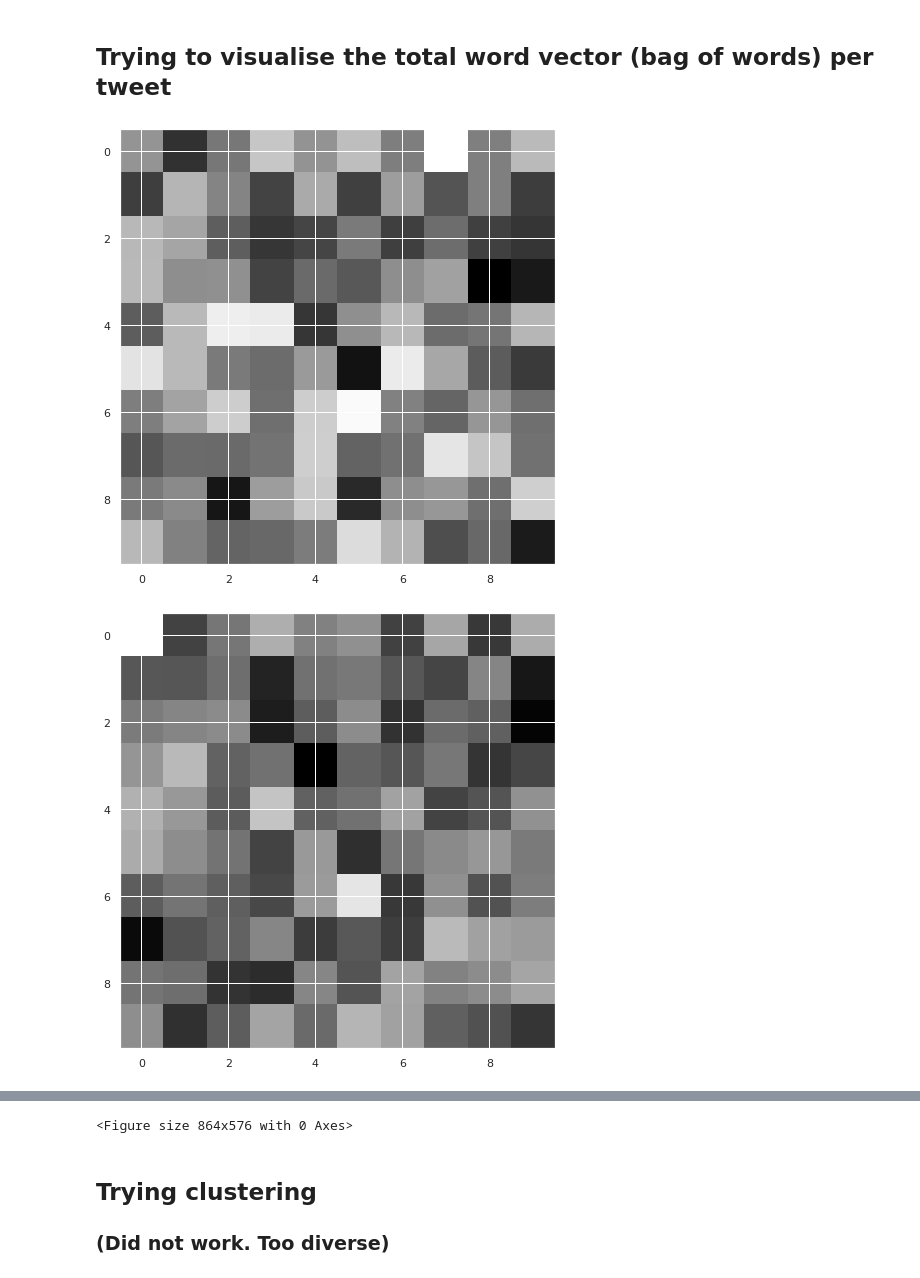
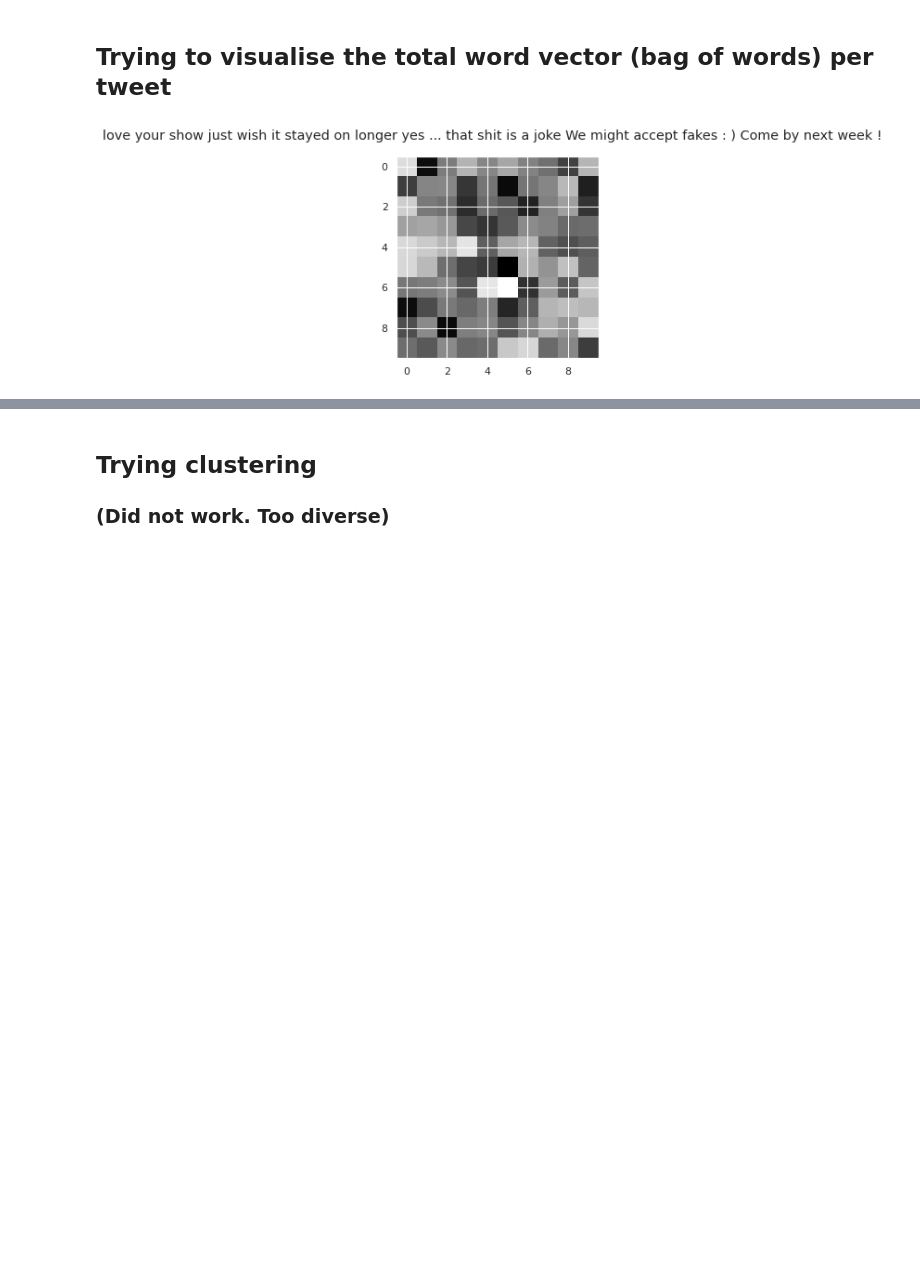
Before and after one commit to hem4nt/sentiment, a Jupyter notebook: sentiment.ipynb, the cells around one changed output, grey strips where cells are left out. Drawn from its saved outputs; the diff is of its cells as text; code cells hidden in the pictures; blank space fills up the shorter version.

```diff
--- a/sentiment.ipynb
+++ b/sentiment.ipynb
@@ -24,5 +24,5 @@ VERBOSE = 10
 # %%
 %matplotlib inline
 sns.set()
-plt.rcParams['figure.figsize'] = (12,8)
+# plt.rcParams['figure.figsize'] = (12,8)
 from IPython.display import IFrame, HTML, Image
@@ -91,7 +82,7 @@ def do_stuff_1(df):
         raise
     return df
 log("Taking a sample of 100000 rows for the time being")
-df_sample = df.sample(100000)
+df_sample = df.sample(1000000)
 df_sample = do_stuff_1(df_sample)
 # %% [output]
 Taking a sample of 100000 rows for the time being
@@ -102,13 +93,21 @@ calculating the bag of words vector total for each row
 # %%
 def temp(n):
     x = df_sample['wv_total'][n]
     x = np.repeat(x,3)
     x = (x - np.min(x)) /( np.max(x)-np.min(x) )
     x = np.reshape(x,(10,10,3))
-    return x
-for i in range(0,10):
-    plt.imshow(temp(i))
-    f = plt.figure()
+    return [x,' '.join(df_sample['words'][n])]
+
+# fig, axs = plt.subplots(4,4)
+k=0
+for i in range(0,4):
+    for j in range (0,4):
+        res = temp(k)
+        # axs[i,j].imshow(res[0])
+        plt.imshow(res[0])
+        plt.suptitle(res[1])
+                # print()
+        # axs[i,j].set_axis_off()
+        k+=1
 # %% [output]
-[figure, old version]
+[figure, new version]
-[figure, removed]
@@ -123,4 +114,3 @@ for i in range(0,10):
-<Figure size 864x576 with 0 Axes>
 # %% [markdown]
 ## Trying clustering
 ### (Did not work. Too diverse)
```
Also changed, not shown: parts of 11 cells of this notebook.
